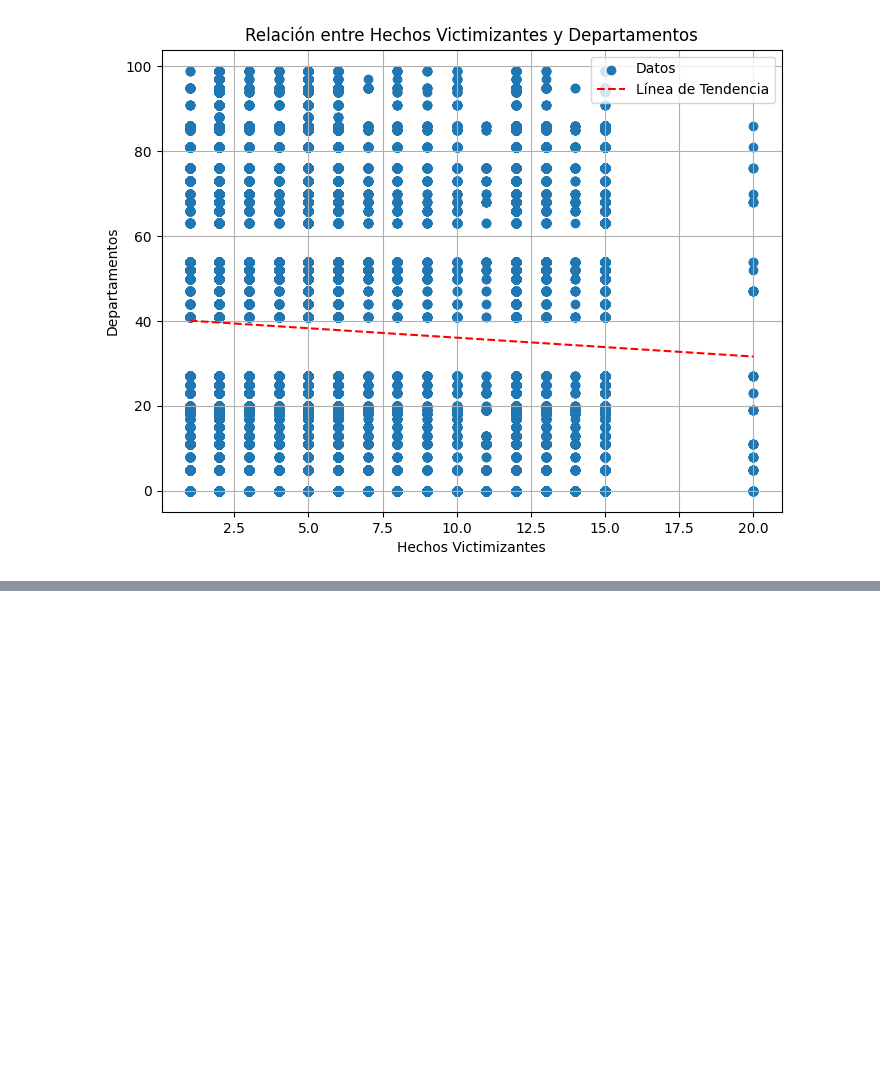
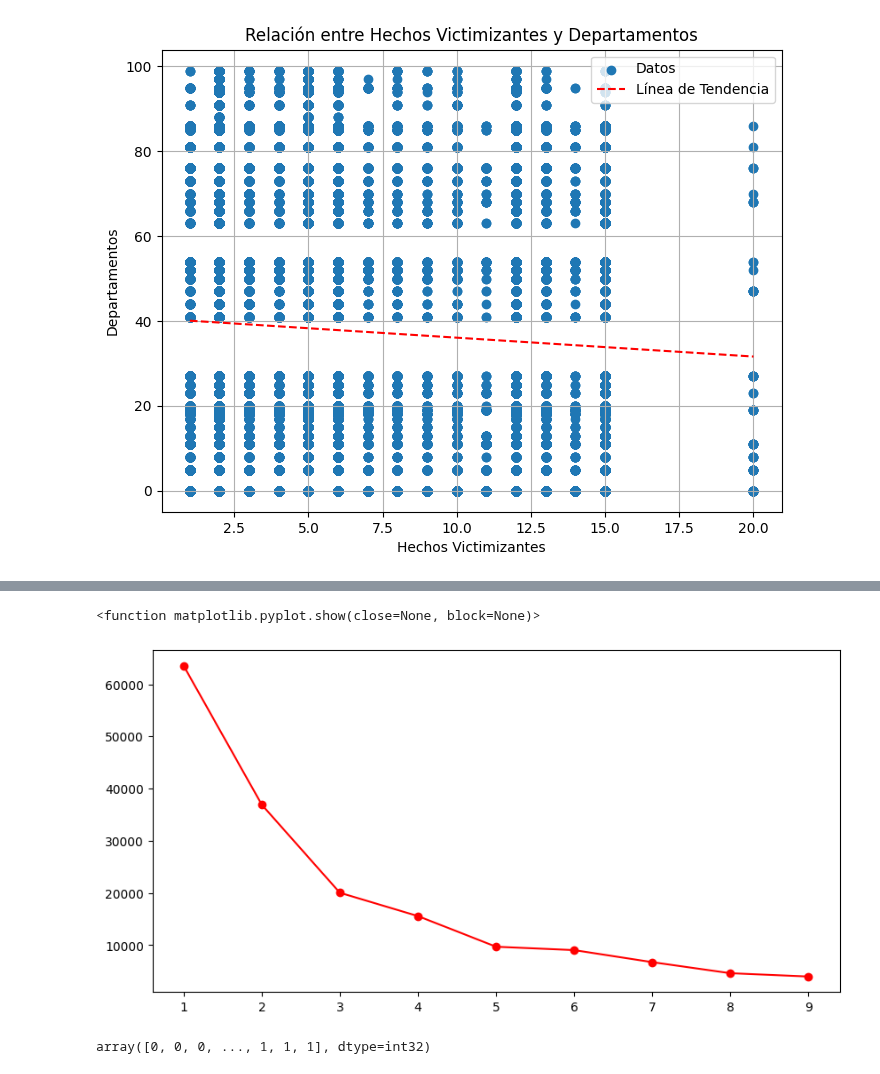
Before and after one commit to oviedokaren19/bc_G3_analisis_victimas, a Jupyter notebook: rama_nueva/sprint2.ipynb, the cells around one changed output, grey strips where cells are left out. Drawn from its saved outputs; the diff is of its cells as text; code cells hidden in the pictures; blank space fills up the shorter version.

```diff
--- a/rama_nueva/sprint2.ipynb
+++ b/rama_nueva/sprint2.ipynb
@@ -424,0 +423,5 @@ NameError: name 'top_estados' is not defined
+# %%
+# se crea un data set con los datos de los 5 departamentos top
+
+df_filtrado_top_estados = df_filtrado[df_filtrado['ESTADO_DEPTO'].isin(top_estados.head(6)[1:]['ESTADO_DEPTO'])]
+#display(df_filtrado_top_estados)
@@ -424,0 +430,21 @@ NameError: name 'top_estados' is not defined
+# %%
+from sklearn.cluster import KMeans
+from sklearn.preprocessing import StandardScaler
+
+data=df_filtrado_top_estados[['COD_ESTADO_DEPTO','PARAM_HECHO']]
+
+Q1 = data['PARAM_HECHO'].quantile(0.25)
+Q3 = data['PARAM_HECHO'].quantile(0.75)
+IQR = Q3 - Q1
+
+piso = Q1 - 1.5 * IQR
+techo = Q3 + 1.5 * IQR
+
+data
+data_sin_outliers = data[(data['PARAM_HECHO'] >= piso) & (data['PARAM_HECHO'] <= techo)]
+data_sin_outliers
+
+scalador = StandardScaler()
+data_escalada = scalador.fit_transform(data_sin_outliers)
+
+data_escalada
@@ -424,0 +459,20 @@ NameError: name 'top_estados' is not defined
+# %%
+wcss = []
+for i in range(1,10):
+  km=KMeans(n_clusters=i,init='k-means++',random_state=42)
+  km.fit(data_escalada)
+  wcss.append(km.inertia_)
+
+plt.figure(figsize=(10,5))
+plt.plot(range(1,10),wcss,marker='o',color='red')
+plt.show
+# %% [output]
+<function matplotlib.pyplot.show(close=None, block=None)>
+[figure, added]
+# %%
+km = KMeans(n_clusters=3)  #metodo del codo el 3 es # donde se parte la curva)
+km.fit(data_escalada)
+wcss.append(km.inertia_)
+km.fit_predict(data_escalada)
+# %% [output]
+array([0, 0, 0, ..., 1, 1, 1], dtype=int32)
```
Also changed, not shown: parts of 9 cells of this notebook.
